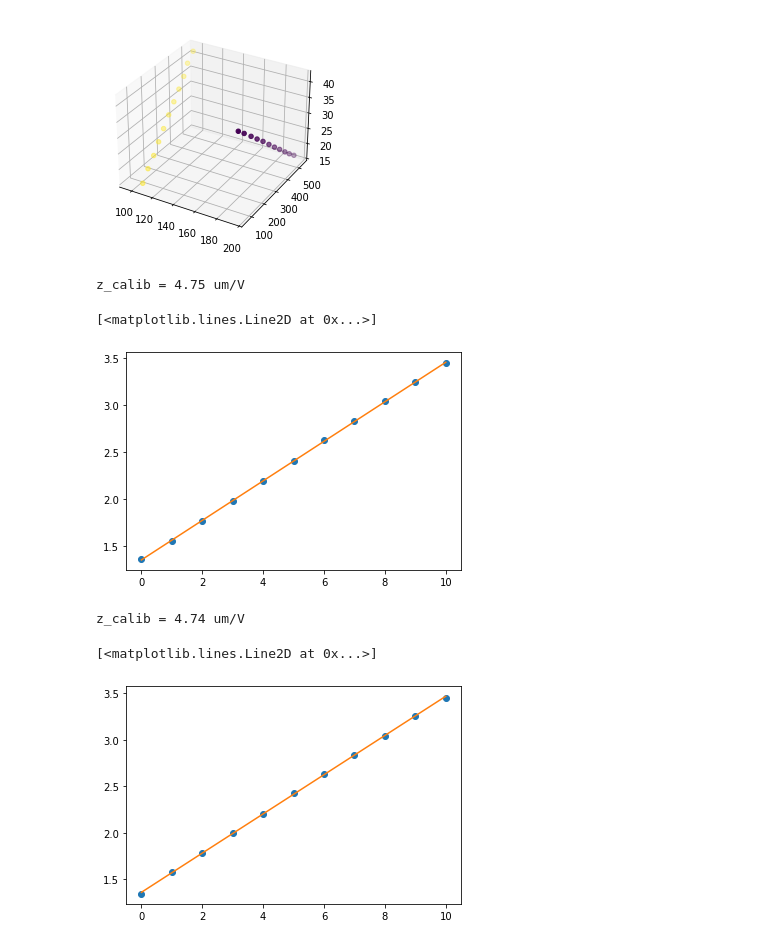
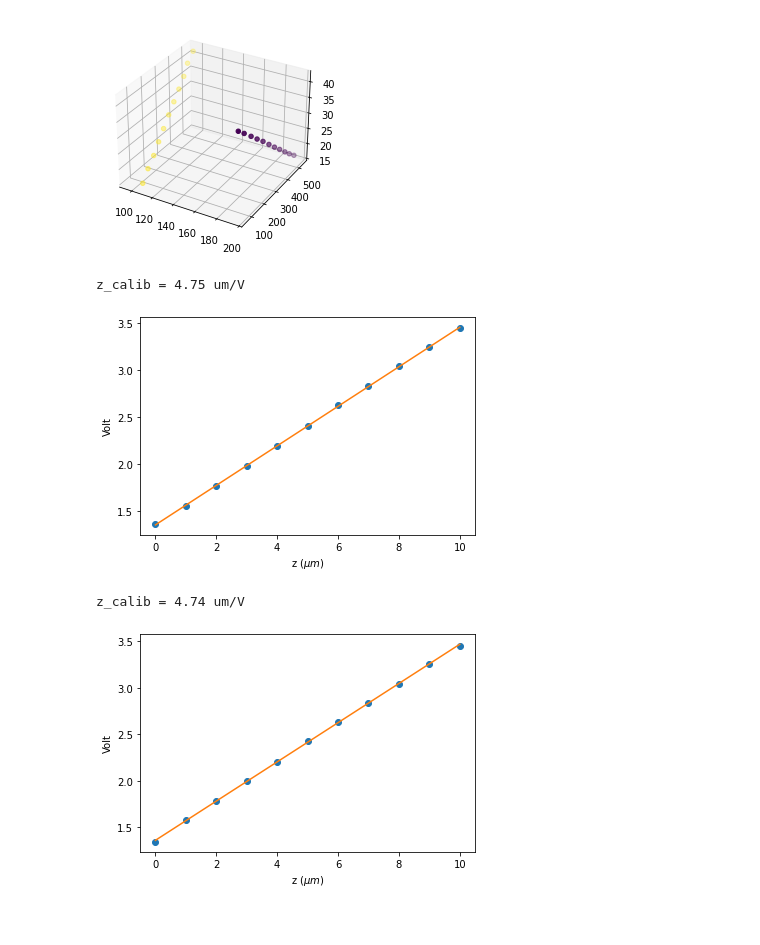
Before and after one commit to Alessandro-Zunino/Calibration_for_microscopy, a Jupyter notebook: zeta_calibration.ipynb, the cells around one changed output. Saved outputs shown, nothing was run; the diff lists cells and outputs as text; code cells hidden in the pictures.

```diff
--- a/zeta_calibration.ipynb
+++ b/zeta_calibration.ipynb
@@ -72,19 +72,20 @@ x = np.arange(len(z_a))
 # %%
 poly = np.polyfit(x, z_a, 1)
 
 fit = np.poly1d(poly)
 
 z_calib = 1 / poly[0] # um/Volt
 
-print( f'z_calib = {z_calib:.2f} um/V' )
-
 plt.figure()
 plt.plot( z_a, 'o' )
 plt.plot( fit(x), '-' )
+plt.xlabel(r'z $(\mu m)$' )
+plt.ylabel(r'Volt' )
+
+print( f'z_calib = {z_calib:.2f} um/V' )
 # %% [output]
 z_calib = 4.75 um/V
-[<matplotlib.lines.Line2D at 0x...>]
-[figure, old version]
+[figure, new version]
 # %%
 poly = np.polyfit(x, z_b, 1)
 
@@ -92,12 +93,13 @@ fit = np.poly1d(poly)
 
 z_calib = 1 / poly[0] # um/Volt
 
-print( f'z_calib = {z_calib:.2f} um/V' )
-
 plt.figure()
 plt.plot( z_b, 'o' )
 plt.plot( fit(x), '-' )
+plt.xlabel(r'z $(\mu m)$' )
+plt.ylabel(r'Volt' )
+
+print( f'z_calib = {z_calib:.2f} um/V' )
 # %% [output]
 z_calib = 4.74 um/V
-[<matplotlib.lines.Line2D at 0x...>]
-[figure, old version]
+[figure, new version]
```
